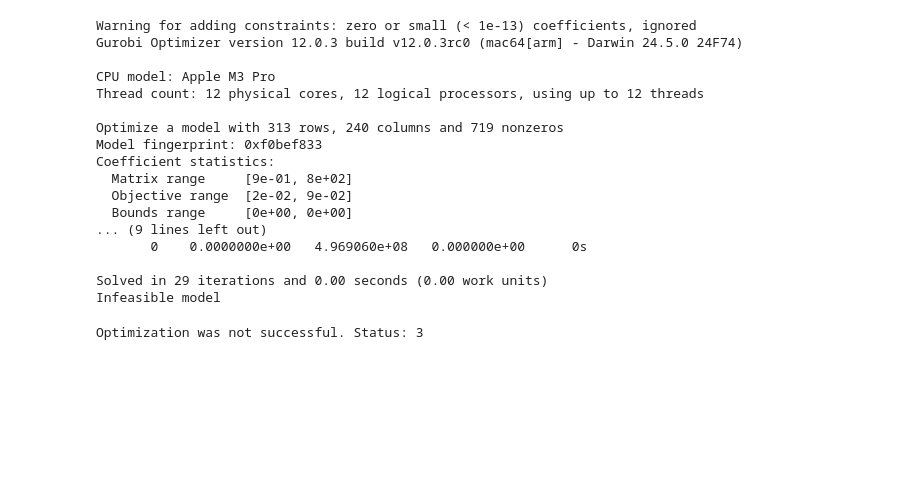
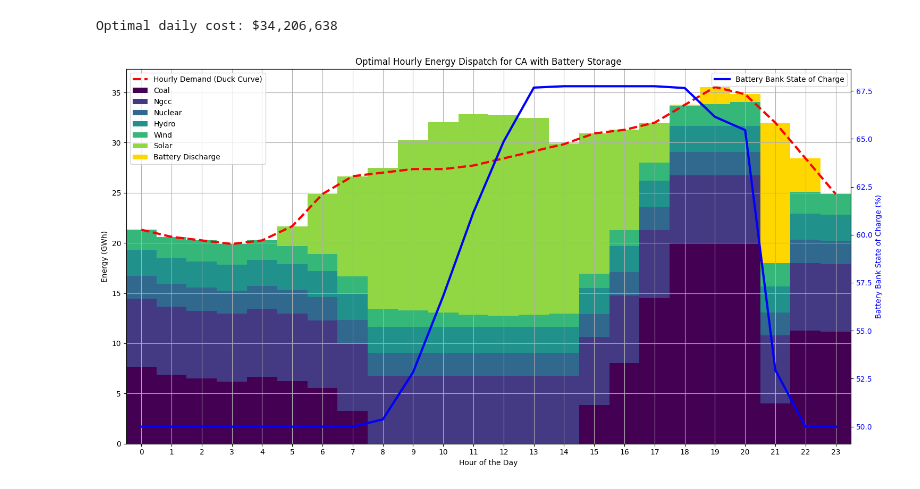
Before and after one commit to shane-ppy/15066_final_project, a Jupyter notebook: TimeVariantModel.ipynb, the cells around one changed output. Drawn from its saved outputs; the diff is of its cells as text; code cells hidden in the pictures; blank space fills up the shorter version.

Commit message:
working model, but tuning demand curve

```diff
--- a/TimeVariantModel.ipynb
+++ b/TimeVariantModel.ipynb
@@ -88,5 +93,5 @@ BATTERY_INITIAL_SOC_KWH = BATTERY_MAX_ENERGY_KWH / 2 # Start the day at 50% char
 # %%
-### --- REVISED OPTIMIZATION MODEL --- ###
+### --- OPTIMIZATION MODEL --- ###
 
 # Initialize the model
 # Set up Gurobi environment
@@ -125,7 +130,7 @@ m.addConstrs((generation.sum(axis=0)[t] + discharge[t] - charge[t] == HRLYDEMAND
 
 # 2. Generation Capacity Constraint
 # Each generator's output in an hour cannot exceed its installed capacity * its hourly capacity factor.
-m.addConstrs((generation[i, t] <= INSTALLED_CAPACITY_KW_array[i] * HRLY_CAP_FACTORS.loc[FUEL[i], t] for i in range(NUMFT) for t in range(T)), name="GenCapacity")
+m.addConstrs((generation[i, t] <= INSTALLED_CAPACITY_MW_array[i] * HRLY_CAP_FACTORS.loc[FUEL[i], t] for i in range(NUMFT) for t in range(T)), name="GenCapacity")
 
 # 3. Total CO2 Emissions Constraint
 # Sum of all emissions over 24 hours must be below the daily limit.
@@ -137,94 +142,77 @@ m.addConstr(gp.quicksum(generation[i, t] * E[i] for i in range(NUMFT) for t in r
 # 4. Battery State of Charge (SoC) Evolution
 # This is the key constraint linking time periods.
 # SoC at end of hour t = SoC at end of hour t-1 + energy charged - energy discharged.
-m.addConstr(soc[0] == BATTERY_INITIAL_SOC_KWH + charge[0] * BATTERY_CHARGE_EFFICIENCY - discharge[0], name="SoC_Initial")
+m.addConstr(soc[0] == BATTERY_INITIAL_SOC_MWH + charge[0] * BATTERY_CHARGE_EFFICIENCY - discharge[0], name="SoC_Initial")
 m.addConstrs((soc[t] == soc[t-1] + charge[t] * BATTERY_CHARGE_EFFICIENCY - discharge[t] for t in range(1, T)), name="SoC_Evolution")
 
 # 5. Battery Power Limits
 # The rate of charge/discharge is limited.
-m.addConstrs((charge[t] <= BATTERY_MAX_POWER_KW for t in range(T)), name="MaxChargeRate")
-m.addConstrs((discharge[t] <= BATTERY_MAX_POWER_KW for t in range(T)), name="MaxDischargeRate")
+m.addConstrs((charge[t] <= BATTERY_MAX_POWER_MW for t in range(T)), name="MaxChargeRate")
+m.addConstrs((discharge[t] <= BATTERY_MAX_POWER_MW for t in range(T)), name="MaxDischargeRate")
 
 # 6. Battery Energy Limits
 # The stored energy cannot exceed the battery's maximum capacity.
-m.addConstrs((soc[t] <= BATTERY_MAX_ENERGY_KWH for t in range(T)), name="MaxSoC")
+m.addConstrs((soc[t] <= BATTERY_MAX_ENERGY_MWH for t in range(T)), name="MaxSoC")
 m.addConstrs((soc[t] >= 0 for t in range(T)), name="MinSoC") # Can't have negative energy
 
-# 7. (Optional but good practice) Cyclic Constraint
+# 7. Cyclic Constraint
 # Ensure the battery has at least as much energy at the end of the day as it started with.
-# m.addConstr(soc[T-1] >= BATTERY_INITIAL_SOC_KWH, name="CyclicSoC")
+m.addConstr(soc[T-1] >= BATTERY_INITIAL_SOC_MWH, name="CyclicSoC")
 
 ### SOLVE THE MODEL ###
 m.optimize()
-# %% [output]
-Warning for adding constraints: zero or small (< 1e-13) coefficients, ignored
-Gurobi Optimizer version 12.0.3 build v12.0.3rc0 (mac64[arm] - Darwin 24.5.0 24F74)
-
-CPU model: Apple M3 Pro
-Thread count: 12 physical cores, 12 logical processors, using up to 12 threads
-
-Optimize a model with 313 rows, 240 columns and 719 nonzeros
-Model fingerprint: 0xf0bef833
-Coefficient statistics:
-  Matrix range     [9e-01, 8e+02]
-  Objective range  [2e-02, 9e-02]
-  Bounds range     [0e+00, 0e+00]
-... (9 lines left out)
-       0    0.0000000e+00   4.969060e+08   0.000000e+00      0s
-
-Solved in 29 iterations and 0.00 seconds (0.00 work units)
-Infeasible model
 # %%
 ### VISUALIZE THE RESULTS ###
 
 if m.Status == GRB.OPTIMAL:
-    print(f"Optimal daily cost: ${m.ObjVal:,.2f}")
+    print(f"Optimal daily cost: ${m.ObjVal:,.0f}")
 
-    # Extract solution data
-    gen_sol = pd.DataFrame(generation.X, index=FUEL, columns=hours)
-    charge_sol = charge.X
-    discharge_sol = discharge.X
+    # Extract solution data, convert MWh to GWh
+    gen_sol = pd.DataFrame(generation.X, index=FUEL, columns=hours)/1e3
+    charge_sol = charge.X/1e3
+    discharge_sol = discharge.X/1e3
     soc_sol = soc.X
 
     # Create the plot
     fig, ax1 = plt.subplots(figsize=(15, 8))
 
+    # Plot net demand (the duck curve)
+    ax1.plot(hours, HRLYDEMAND/1e3, 'r--', linewidth=3, label='Hourly Demand (Duck Curve)')
+
     # Stacked bar chart for generation
     bottom = np.zeros(T)
-    colors = plt.cm.viridis(np.linspace(0, 1, NUMFT))
+    colors = plt.cm.viridis(np.linspace(0, 1, NUMFT+1))
     for i, fuel in enumerate(FUEL):
-        if fuel != 'ev': # Don't plot EV generation
-            ax1.bar(hours, gen_sol.loc[fuel], bottom=bottom, label=fuel.capitalize(), color=colors[i], width=1.0)
-            bottom += gen_sol.loc[fuel]
-
-    # Plot net demand (the duck curve)
-    ax1.plot(hours, HRLYDEMAND, 'r--', linewidth=3, label='Hourly Demand (Duck Curve)')
-
+        ax1.bar(hours, gen_sol.loc[fuel], bottom=bottom, label=fuel.capitalize(), color=colors[i], width=1.0)
+        bottom += gen_sol.loc[fuel]
     # Plot battery discharge (adds to supply)
     ax1.bar(hours, discharge_sol, bottom=bottom, label='Battery Discharge', color='gold', width=1.0)
 
     ax1.set_xlabel('Hour of the Day')
-    ax1.set_ylabel('Energy (kWh)')
+    ax1.set_ylabel('Energy (GWh)')
     ax1.set_title(f'Optimal Hourly Energy Dispatch for {state} with Battery Storage')
     ax1.legend(loc='upper left')
     ax1.grid(True)
     ax1.set_xticks(hours)
     ax1.set_xlim(-0.5, 23.5)
 
     # Create a second y-axis for the battery State of Charge
     ax2 = ax1.twinx()
     # Plot battery charge (negative value to show it's a load)
-    ax2.plot(hours, -charge_sol, 'm-.', linewidth=2, label='Battery Charge')
+    # ax2.plot(hours, -charge_sol, 'm-.', linewidth=2, label='Battery Charge')
     # Plot State of Charge
-    ax2.plot(hours, soc_sol, 'b-', linewidth=3, label='Battery State of Charge (kWh)')
-    ax2.set_ylabel('Battery State of Charge (kWh) / Charge Rate (kWh)', color='b')
+    ax2.plot(hours, soc_sol/BATTERY_MAX_ENERGY_MWH*100, 'b-', linewidth=3, label='Battery Bank State of Charge')
+    # ax2.plot(hours, HRLY_CAP_FACTORS['solar'], 'b-', linewidth=3, label='')
+
+    ax2.set_ylabel('Battery Bank State of Charge (%)', color='b')
     ax2.tick_params(axis='y', labelcolor='b')
     ax2.legend(loc='upper right')
 
     fig.tight_layout()
     plt.show()
 
 else:
     print("Optimization was not successful. Status:", m.Status)
 # %% [output]
-Optimization was not successful. Status: 3
+Optimal daily cost: $34,206,638
+[figure, added]
```
Also changed, not shown: parts of 4 cells of this notebook.
